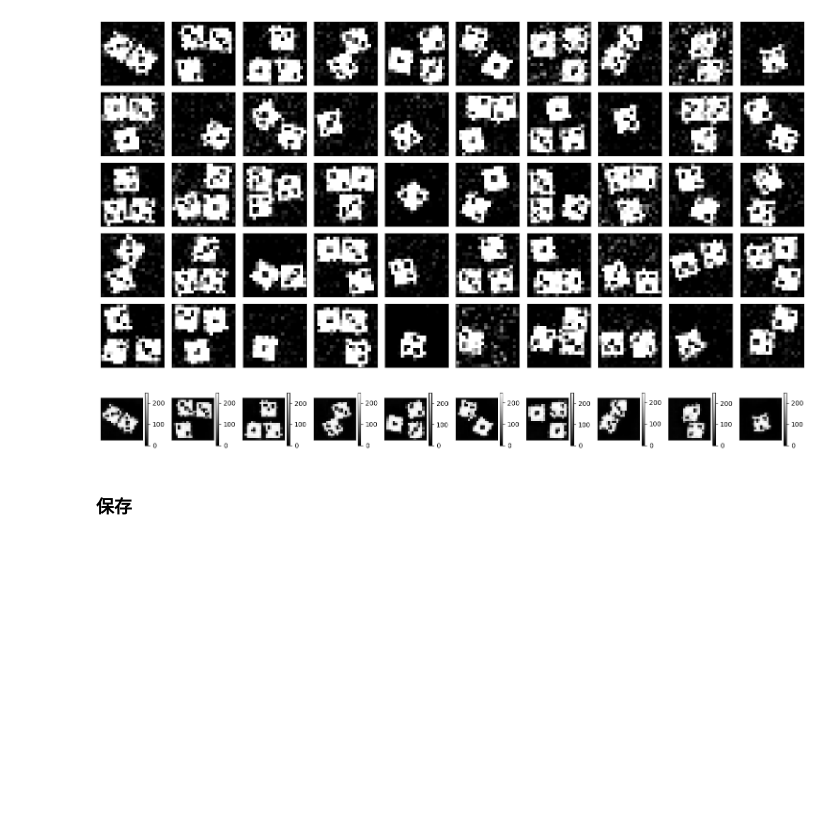
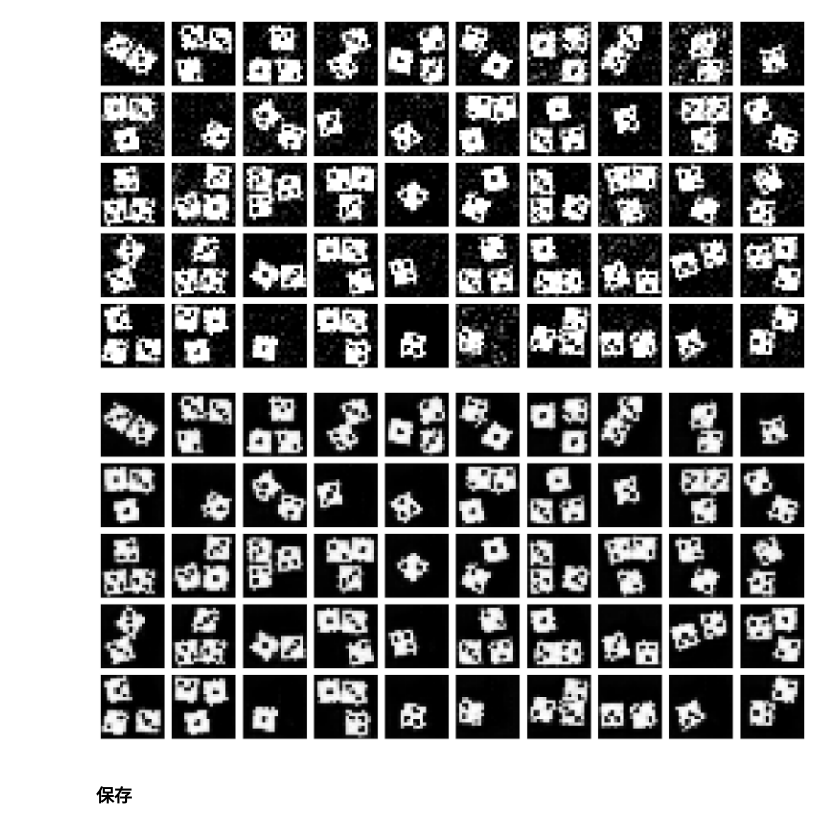
Before and after one commit to SStakafumi/sony-dice-competition, a Jupyter notebook: denoise.ipynb, the cells around one changed output. Cells and saved outputs as stored; diff of their text form; code cells hidden in the pictures; blank space fills up the shorter version.

```diff
--- a/denoise.ipynb
+++ b/denoise.ipynb
@@ -235,7 +235,7 @@ UNetWrapper(
 # %%
 torch.cuda.empty_cache()
 # %%
-EPOCH_NUM = 10
+EPOCH_NUM = 3
 VAL_CADENSE = 1
 L_COEF = 1e-4
 
@@ -335,7 +335,7 @@ for epoch in pbar:
 
         save_time = datetime.now().strftime('%Y-%m-%d_%H-%M')
 
-        torch.save(model.state_dict(), f'/mnt/c/Users/user/MyData/SonyDice/models/UNet/E{epoch}_{save_time}.pt')
+        # torch.save(model.state_dict(), f'/mnt/c/Users/user/MyData/SonyDice/models/UNet/E{epoch}_{save_time}.pt')
 
 # writer.close()
 # %% [output]
@@ -449,7 +442,7 @@ UNetWrapper(
 # %%
 torch.cuda.empty_cache()
 # %%
-pred_imgs = np.zeros((len(test_ds), 20, 20))
+pred_imgs = np.zeros((len(test_ds), 20, 20), dtype='uint8')
 model.eval()
 
 for iter_num, img in tqdm(enumerate(test_dl), total=len(test_dl)):
@@ -473,17 +466,16 @@ for cnt, i in enumerate(range(n)):
 # %% [output]
 [figure]
 # %%
-n = 10
+n = 50
 fig = plt.figure(figsize=(15, 15*((n//10)/10)))
 for cnt, i in enumerate(range(n)):
     ax = fig.add_subplot(n//10, 10, cnt+1)
     plt.imshow(pred_imgs[i, :], cmap='gray')
     ax.axes.xaxis.set_visible(False)
     ax.axes.yaxis.set_visible(False)
     plt.tight_layout()
-    plt.colorbar()
 # %% [output]
-[figure, old version]
+[figure, new version]
 # %% [markdown]
 ### 保存
 # %%
```
Also changed, not shown: parts of 5 cells of this notebook.
